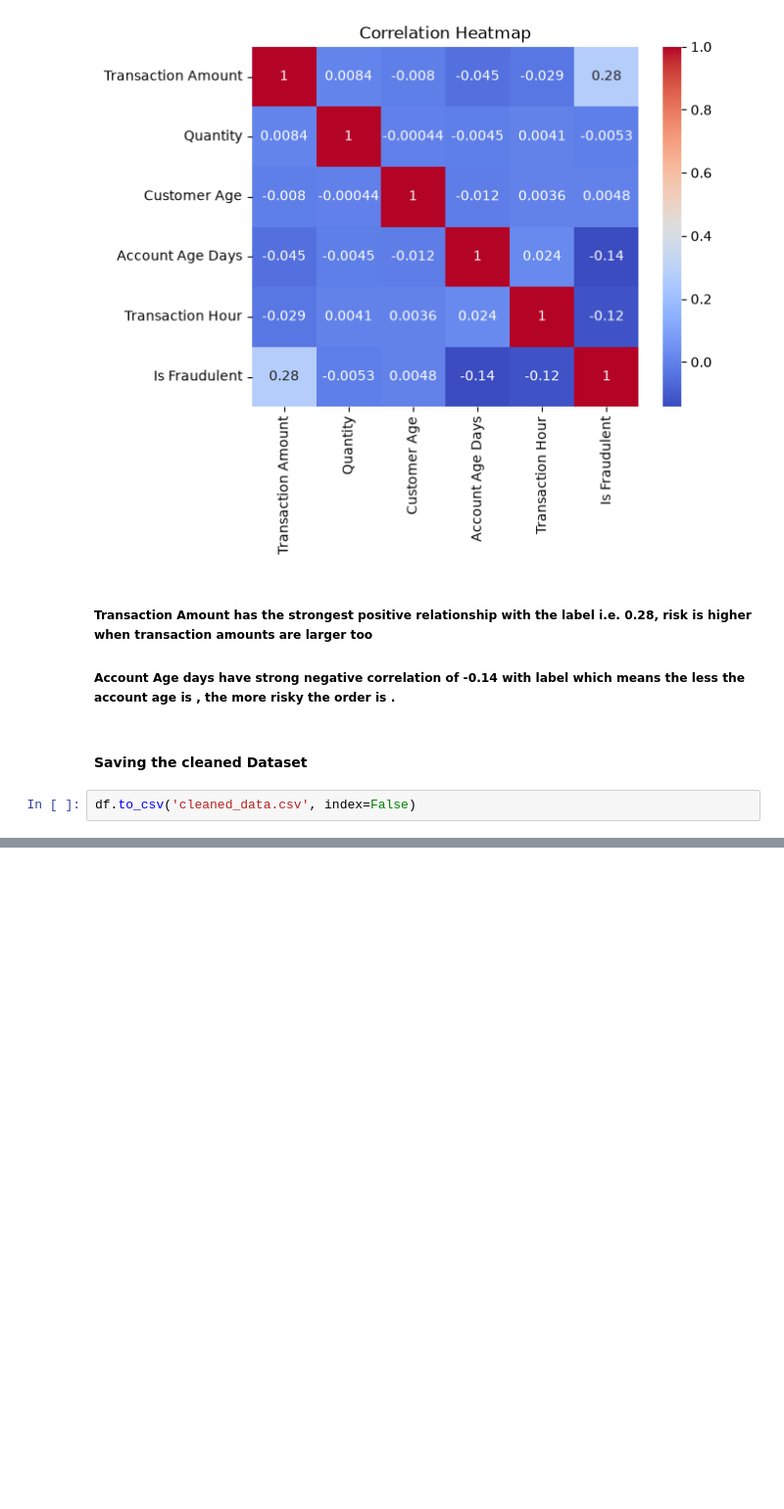
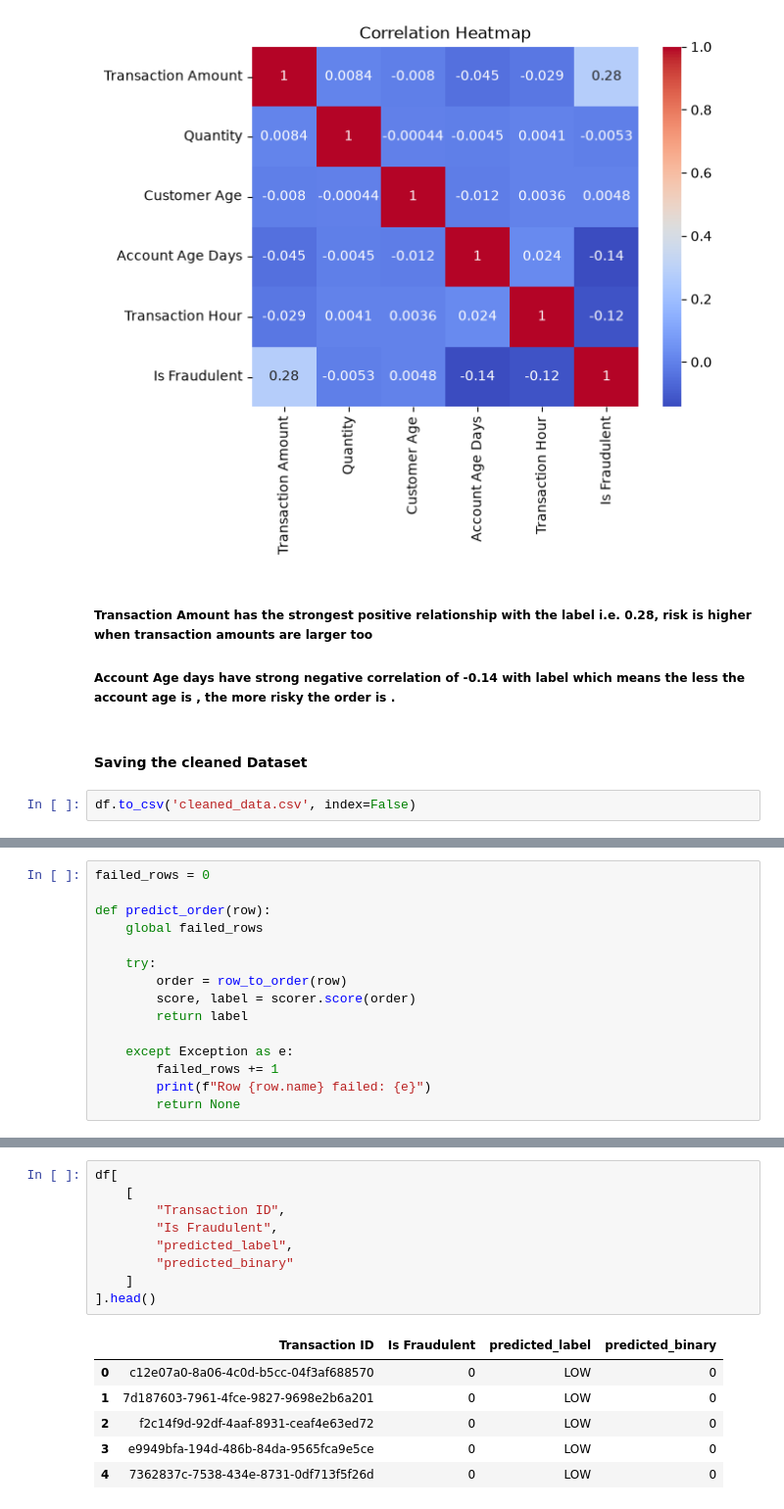
Before and after one commit to Bhav-creator452/order-risk-platform, a Jupyter notebook: notebooks/load_data.ipynb, the cells around one changed output, grey strips where cells are left out. Shown at 98% size. Cells and saved outputs as stored; diff of their text form; blank space fills up the shorter version.

```diff
--- a/notebooks/load_data.ipynb
+++ b/notebooks/load_data.ipynb
@@ -300,0 +357,15 @@ df.to_csv('cleaned_data.csv', index=False)
+# %%
+failed_rows = 0
+
+def predict_order(row):
+    global failed_rows
+
+    try:
+        order = row_to_order(row)
+        score, label = scorer.score(order)
+        return label
+
+    except Exception as e:
+        failed_rows += 1
+        print(f"Row {row.name} failed: {e}")
+        return None
@@ -300,0 +502,16 @@ df.to_csv('cleaned_data.csv', index=False)
+# %%
+df[
+    [
+        "Transaction ID",
+        "Is Fraudulent",
+        "predicted_label",
+        "predicted_binary"
+    ]
+].head()
+# %% [output]
+|  | Transaction ID | Is Fraudulent | predicted_label | predicted_binary |
+| 0 | c12e07a0-8a06-4c0d-b5cc-04f3af688570 | 0 | LOW | 0 |
+| 1 | 7d187603-7961-4fce-9827-9698e2b6a201 | 0 | LOW | 0 |
+| 2 | f2c14f9d-92df-4aaf-8931-ceaf4e63ed72 | 0 | LOW | 0 |
+| 3 | e9949bfa-194d-486b-84da-9565fca9e5ce | 0 | LOW | 0 |
+| 4 | 7362837c-7538-434e-8731-0df713f5f26d | 0 | LOW | 0 |
```
Also changed, not shown: parts of 16 cells of this notebook, 3 other files.
